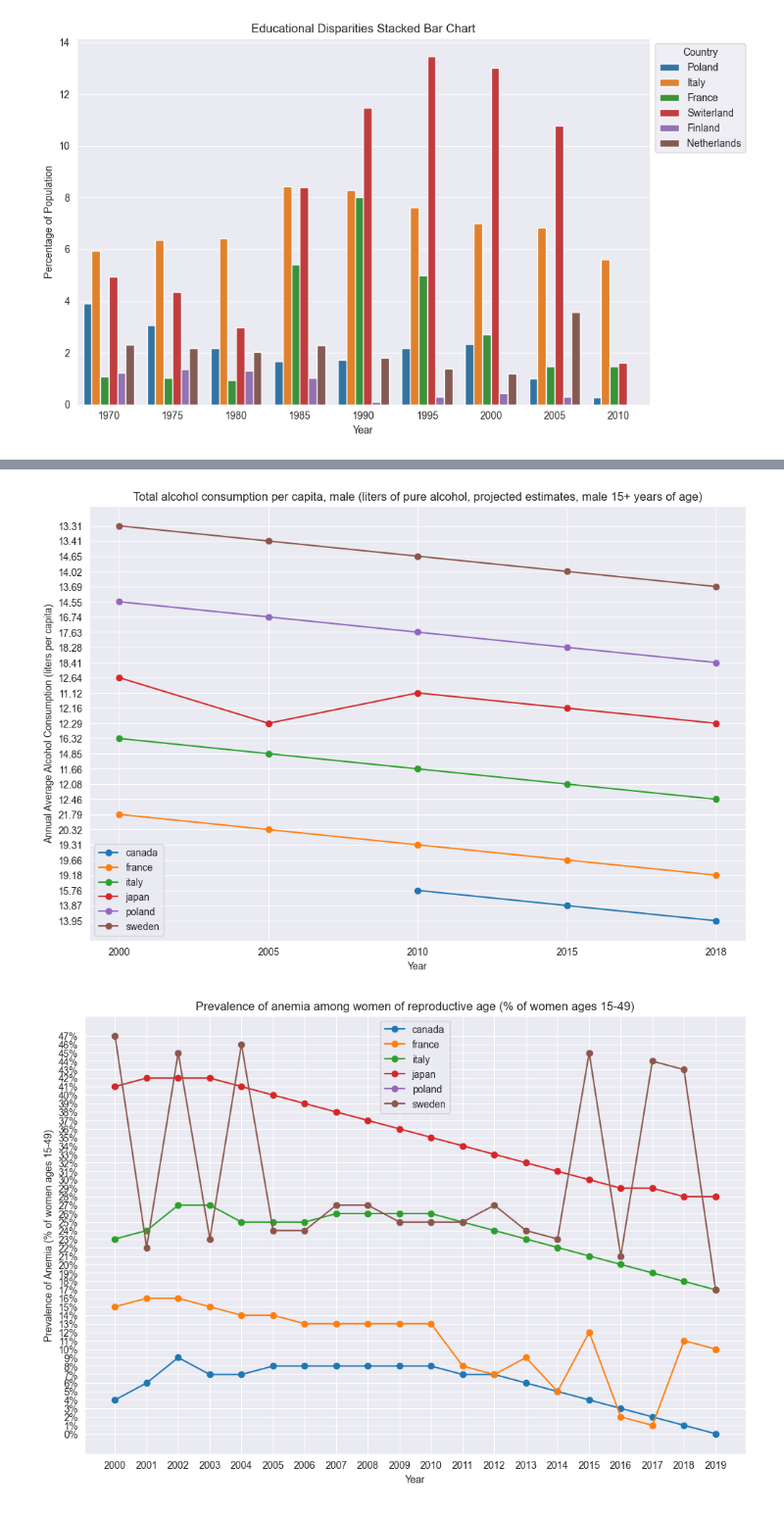
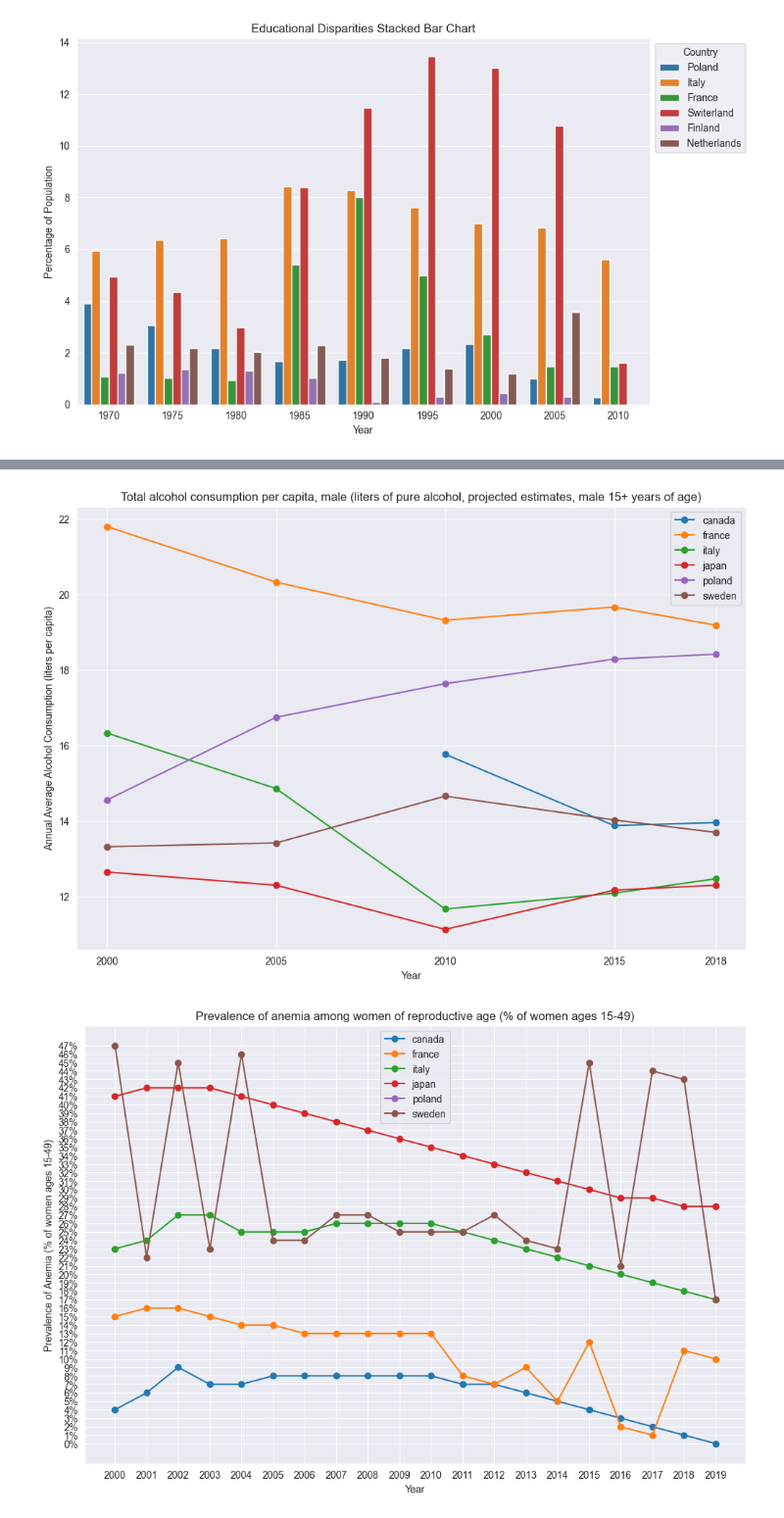
Before and after one commit to DuQer/HealthEducationVisualization, a Jupyter notebook: main.ipynb, the cells around one changed output, grey strips where cells are left out. Shown at 98% size. Saved outputs shown, nothing was run; the diff lists cells and outputs as text; code cells hidden in the pictures.

Commit message:
Fixed setting copy warning and corrected issues with axis values.

```diff
--- a/main.ipynb
+++ b/main.ipynb
@@ -163,8 +164,8 @@ plt.figure(figsize=(12, 8))
 
 for country in selected_countries:
     selected_data = lista_health[country][lista_health[country]['Indicator Name'] == indicator_name]
-    selected_data['Year'] = pd.to_numeric(selected_data['Year'])
-    selected_data['Value'] = pd.to_numeric(selected_data['Value'])
+    selected_data.loc[:, 'Year'] = pd.to_numeric(selected_data['Year'])
+    selected_data.loc[:, 'Value'] = pd.to_numeric(selected_data['Value'])
     selected_data = selected_data.sort_values(by='Year')
     plt.plot(selected_data['Year'][::-1], selected_data['Value'], marker='o', linestyle='-', label=country)
 
@@ -174,7 +175,6 @@ plt.ylabel('Value')
 plt.legend()
 plt.grid(True)
 
-# Formatowanie etykiet osi X
 plt.xticks(selected_data['Year'].astype(int))
 
 plt.show()
@@ -193,23 +183,25 @@ See the caveats in the documentation: https://pandas.pydata.org/pandas-docs/stab
 # %%
 indicator_name = "Total alcohol consumption per capita, male (liters of pure alcohol, projected estimates, male 15+ years of age)"
 plt.figure(figsize=(12, 8))
 
 for country in selected_countries:
     selected_data = lista_health[country][lista_health[country]['Indicator Name'] == indicator_name]
-    selected_data = selected_data.sort_values(by='Year', ascending=False)
+    selected_data.loc[:, 'Year'] = pd.to_numeric(selected_data['Year'])
+    selected_data.loc[:, 'Value'] = pd.to_numeric(selected_data['Value'])
+    selected_data = selected_data.sort_values(by='Year', ascending=True)
     plt.plot(selected_data['Year'], selected_data['Value'], marker='o', linestyle='-', label=country)
 
 plt.title(indicator_name)
 plt.xlabel('Year')
 plt.ylabel('Annual Average Alcohol Consumption (liters per capita)')
 plt.legend()
 plt.grid(True)
 
-plt.gca().invert_xaxis()
+plt.xticks(selected_data['Year'].astype(int))
 
 plt.show()
 # %% [output]
-[figure, old version]
+[figure, new version]
 # %%
 indicator_name = "Prevalence of anemia among women of reproductive age (% of women ages 15-49)"
 
```
Also changed, not shown: parts of 3 cells of this notebook.
